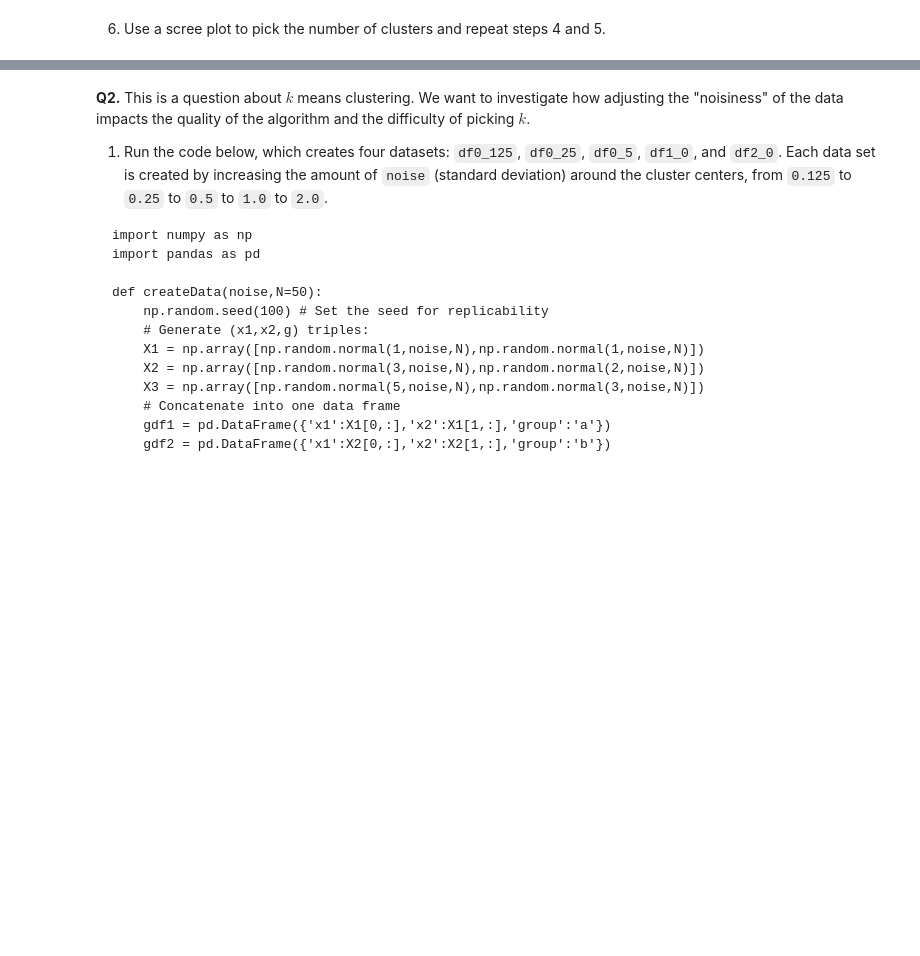
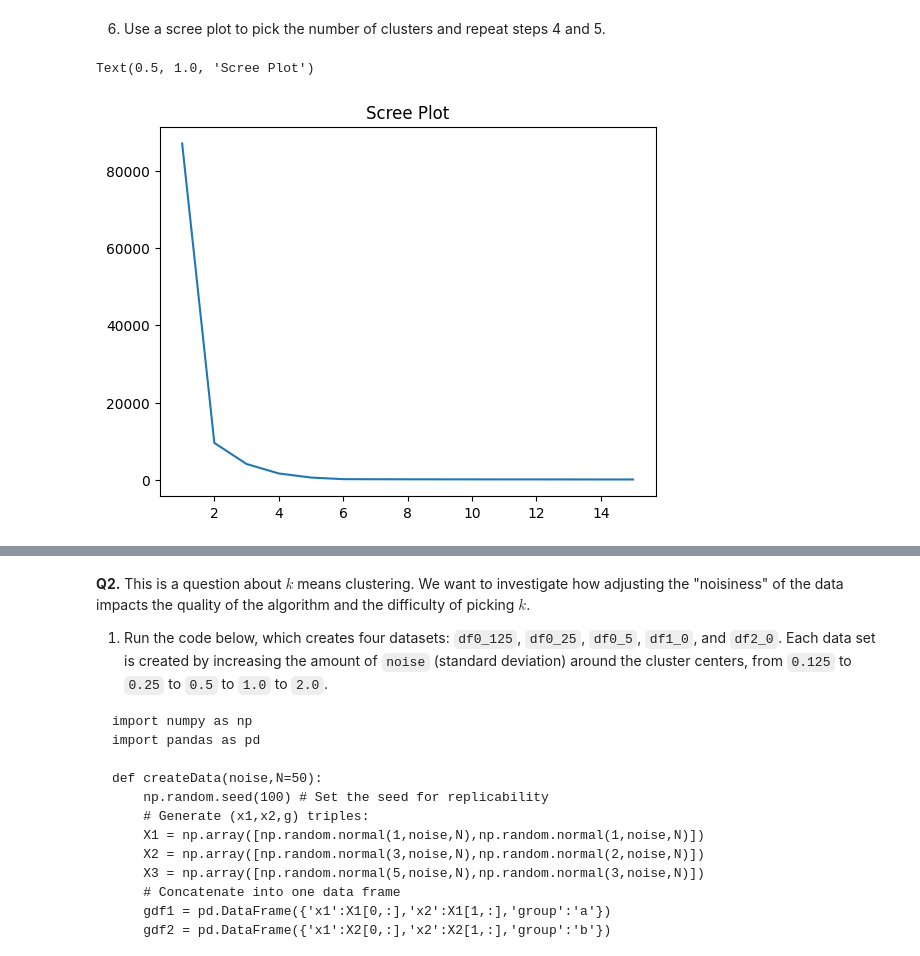
Before and after one commit to JZheng313/kmc, a Jupyter notebook: assignment_kmc.ipynb, the cells around one changed output, grey strips where cells are left out. Cells and saved outputs as stored; diff of their text form; code cells hidden in the pictures; blank space fills up the shorter version.

```diff
--- a/assignment_kmc.ipynb
+++ b/assignment_kmc.ipynb
@@ -29,2 +147,5 @@ import matplotlib.pyplot as plt
 # %% [markdown]
 5. Use .groupby and .describe to compute the average price for each cluster. Which clusters have the highest rental prices?
+# %%
+Z['cluster'] = model.labels_
+Z.loc[:,['price','cluster'] ].groupby('cluster').describe()
@@ -31,2 +162,15 @@ import matplotlib.pyplot as plt
 # %% [markdown]
 6. Use a scree plot to pick the number of clusters and repeat steps 4 and 5.
+# %%
+k_bar = 15
+k_grid = np.arange(1,k_bar+1)
+SSE = np.zeros(k_bar)
+for k in range(k_bar):
+    model = KMeans(n_clusters=k+1, max_iter=300, n_init = 10, random_state=0)
+    model = model.fit(Z)
+    SSE[k] = model.inertia_
+
+sns.lineplot(x=k_grid, y=SSE).set_title('Scree Plot') # Create scree plot
+# %% [output]
+Text(0.5, 1.0, 'Scree Plot')
+[figure, added]
```
Also changed, not shown: parts of 32 cells of this notebook.
